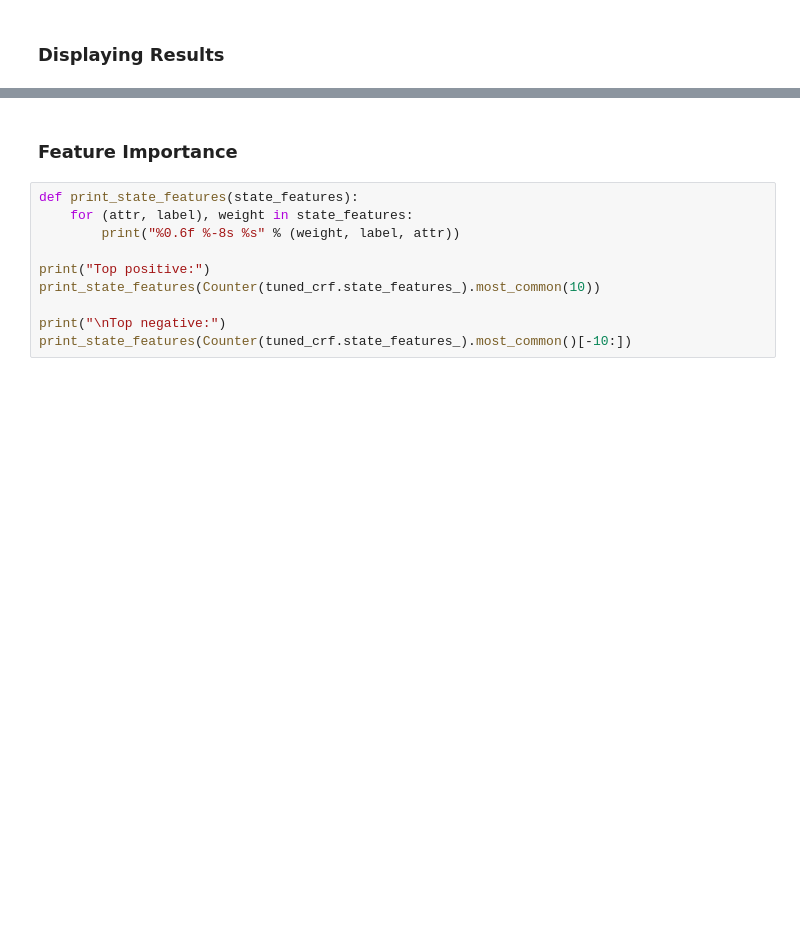
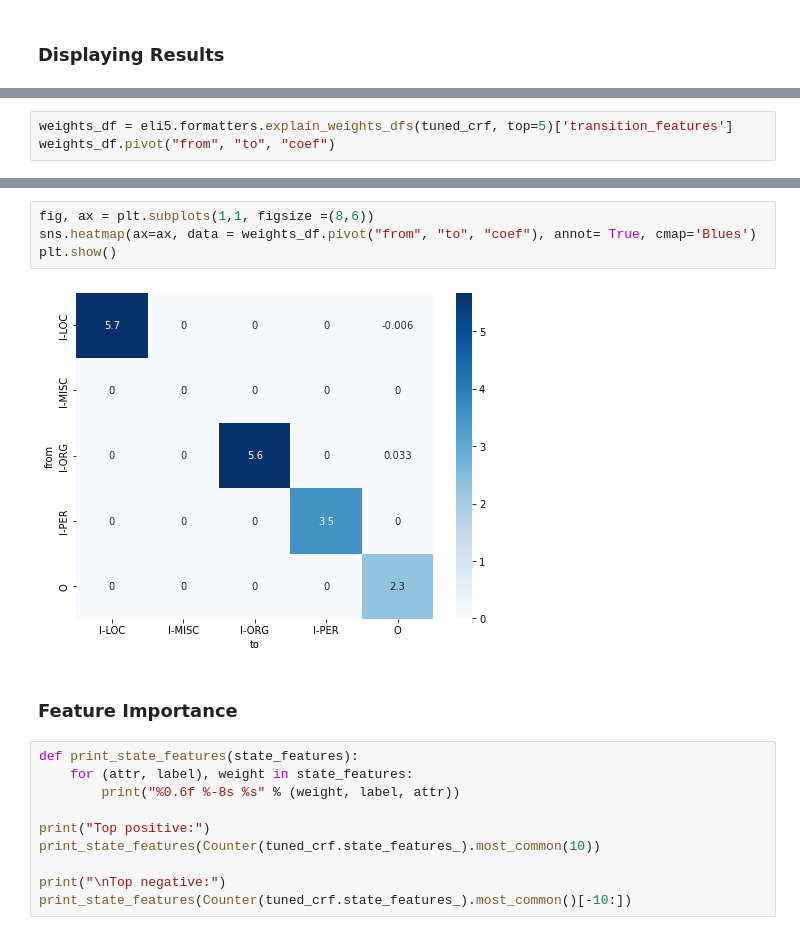
Before and after one commit to j4mes12/ITDA_Coursework, a Jupyter notebook: Task 2/Task2.ipynb, the cells around one changed output, grey strips where cells are left out. Drawn from its saved outputs; the diff is of its cells as text; blank space fills up the shorter version.

```diff
--- a/Task 2/Task2.ipynb
+++ b/Task 2/Task2.ipynb
@@ -209,0 +284,3 @@ create_confusion_matrix(
+# %%
+weights_df = eli5.formatters.explain_weights_dfs(tuned_crf, top=5)['transition_features']
+weights_df.pivot("from", "to", "coef")
@@ -210,3 +295,9 @@ create_confusion_matrix(
+# %%
+fig, ax = plt.subplots(1,1, figsize =(8,6))
+sns.heatmap(ax=ax, data = weights_df.pivot("from", "to", "coef"), annot= True, cmap='Blues')
+plt.show()
+# %% [output]
+[figure, added]
 # %% [markdown]
 ### Feature Importance
 # %%
```
Also changed, not shown: parts of 28 cells of this notebook, 5 other files.
